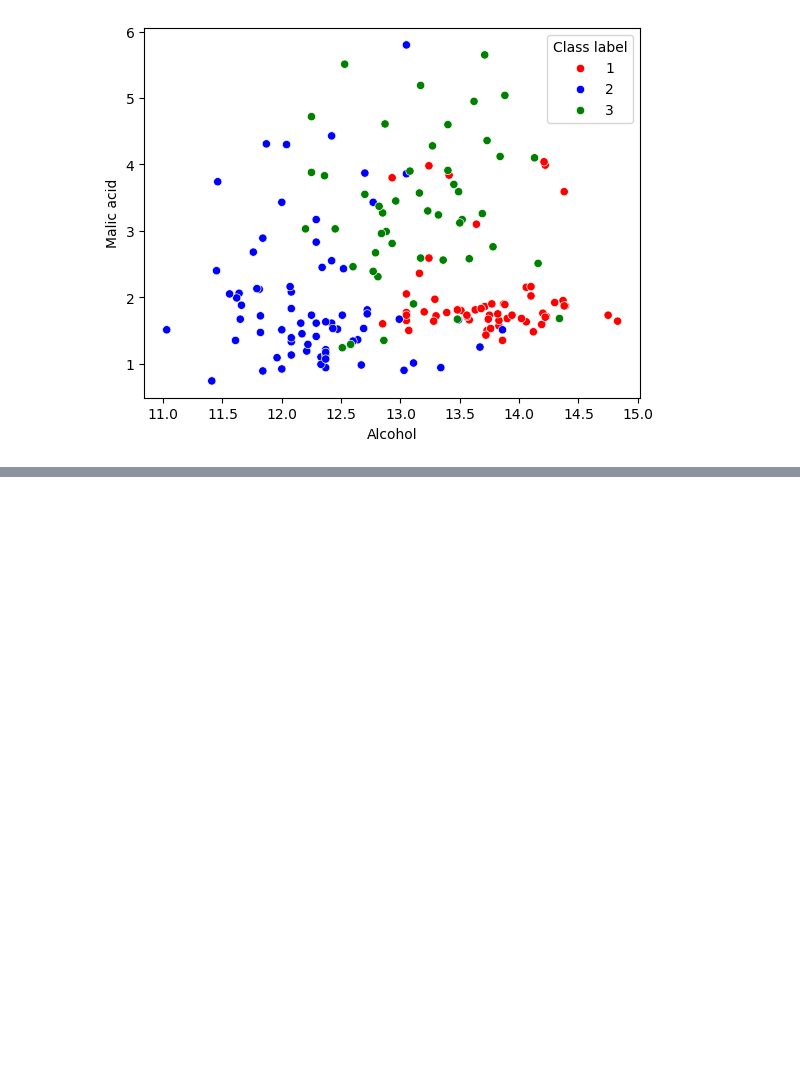
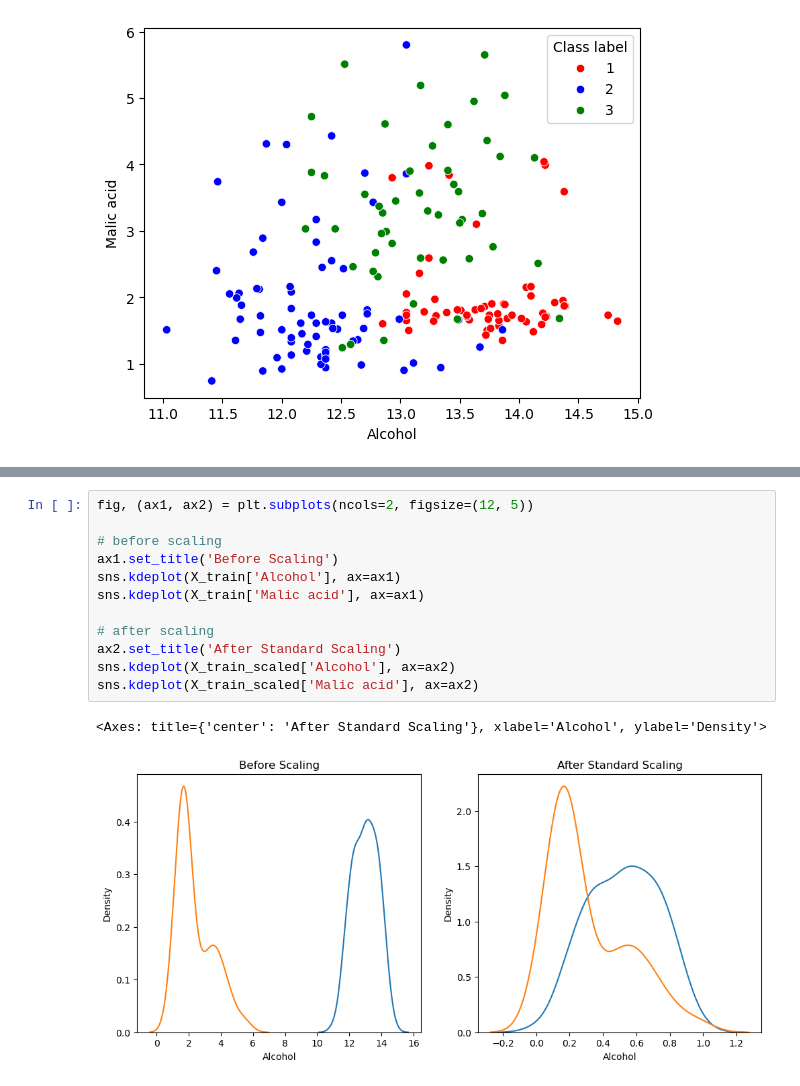
Before and after one commit to SparksFlash/100-days-of-machine-learning, a Jupyter notebook: Day25-Normalization/day25.ipynb, the cells around one changed output, grey strips where cells are left out. Drawn from its saved outputs; the diff is of its cells as text; blank space fills up the shorter version.

```diff
--- a/Day25-Normalization/day25.ipynb
+++ b/Day25-Normalization/day25.ipynb
@@ -44,0 +104,15 @@ sns.scatterplot(x=df['Alcohol'],y=df['Malic acid'],hue=df['Class label'],palette
+# %%
+fig, (ax1, ax2) = plt.subplots(ncols=2, figsize=(12, 5))
+
+# before scaling
+ax1.set_title('Before Scaling')
+sns.kdeplot(X_train['Alcohol'], ax=ax1)
+sns.kdeplot(X_train['Malic acid'], ax=ax1)
+
+# after scaling
+ax2.set_title('After Standard Scaling')
+sns.kdeplot(X_train_scaled['Alcohol'], ax=ax2)
+sns.kdeplot(X_train_scaled['Malic acid'], ax=ax2)
+# %% [output]
+<Axes: title={'center': 'After Standard Scaling'}, xlabel='Alcohol', ylabel='Density'>
+[figure, added]
```
Also changed, not shown: parts of 8 cells of this notebook.
